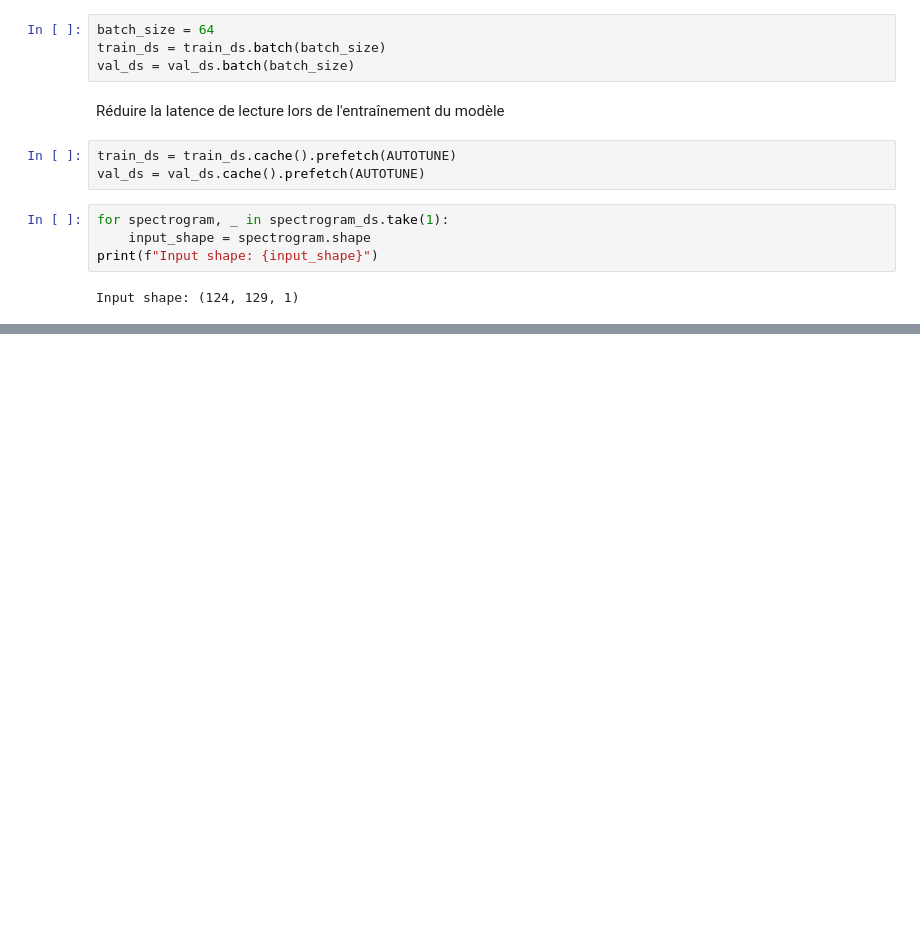
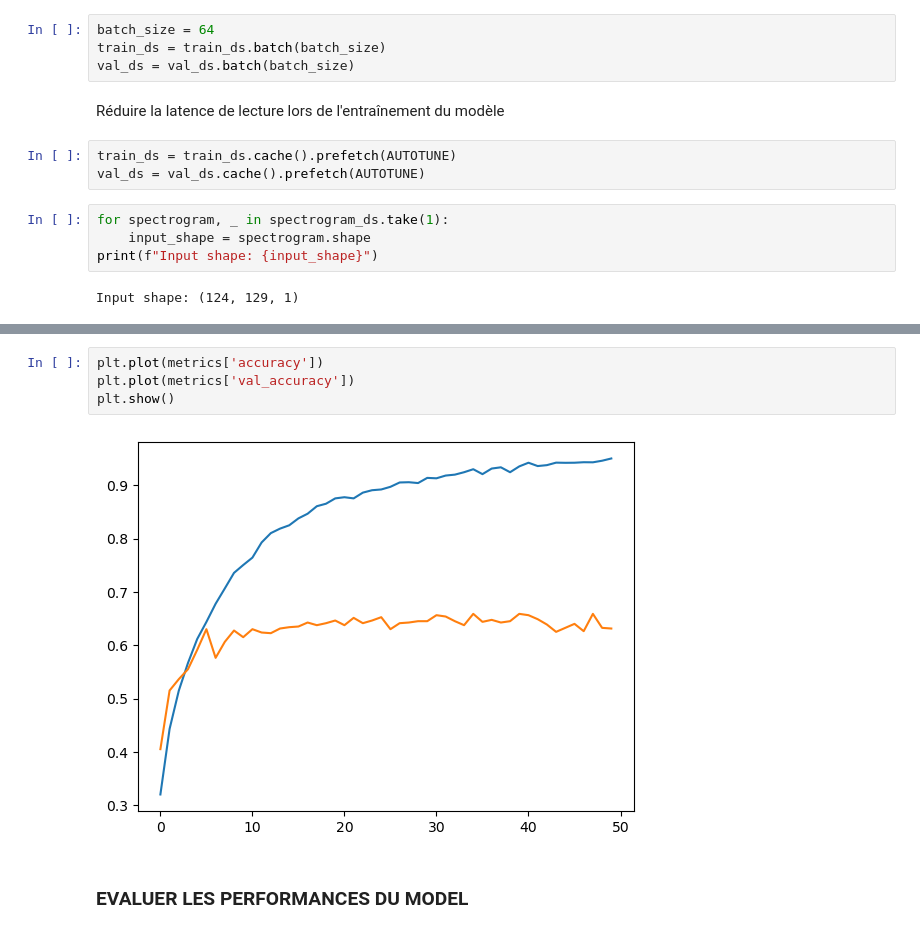
Before and after one commit to Loyolan/tensorflow-speech-recognition, a Jupyter notebook: tensorflow_speech_recognition.ipynb, the cells around one changed output, grey strips where cells are left out. Drawn from its saved outputs; the diff is of its cells as text; blank space fills up the shorter version.

```diff
--- a/tensorflow_speech_recognition.ipynb
+++ b/tensorflow_speech_recognition.ipynb
@@ -223,0 +283,8 @@ model.summary()
+# %%
+plt.plot(metrics['accuracy'])
+plt.plot(metrics['val_accuracy'])
+plt.show()
+# %% [output]
+[figure, added]
+# %% [markdown]
+### EVALUER LES PERFORMANCES DU MODEL
```
Also changed, not shown: parts of 16 cells of this notebook.
